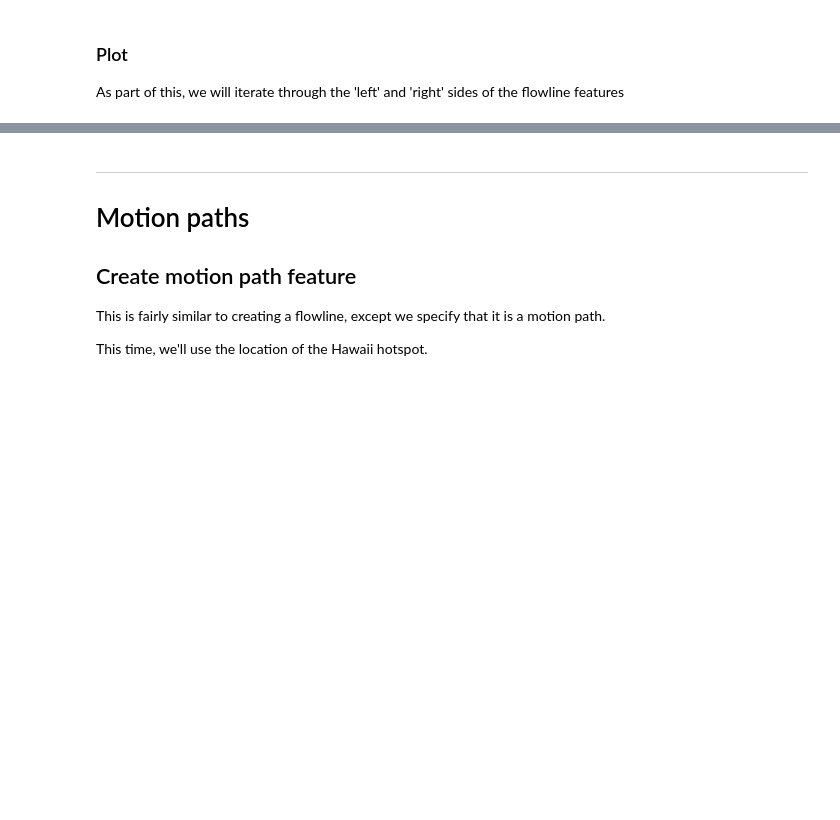
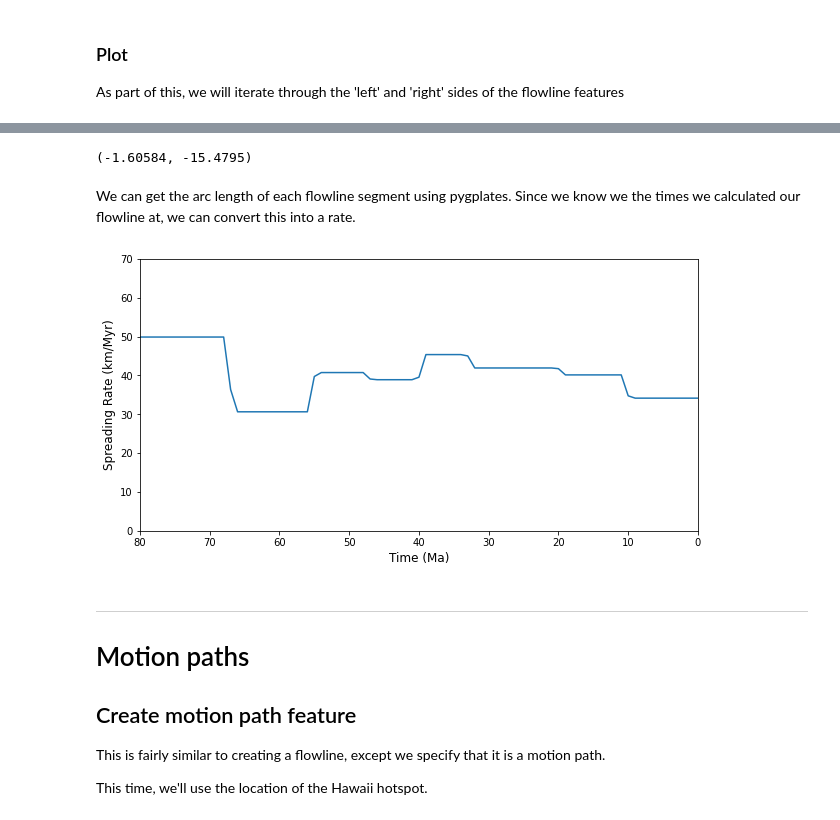
Before and after one commit to GPlates/pygplates-course-2022, a Jupyter notebook: 03-Motion-paths-and-flowlines.ipynb, the cells around one changed output, grey strips where cells are left out. Cells and saved outputs as stored; diff of their text form; code cells hidden in the pictures; blank space fills up the shorter version.

```diff
--- a/03-Motion-paths-and-flowlines.ipynb
+++ b/03-Motion-paths-and-flowlines.ipynb
@@ -218,3 +225,46 @@ plt.show()
+# %%
+point = pygplates.PointOnSphere(seed_points[0])
+
+# Create the flowline feature
+flowline_feature = pygplates.Feature.create_flowline(point, times, valid_time=(np.max(times), np.min(times)),
+                                                     left_plate=left_plate_ID, right_plate=right_plate_ID)
+
+# create an empty feature in which the reconstructed flowline geometries will be placed
+reconstructed_flowlines = []
+
+# call pygplates to generate the flowline feature
+pygplates.reconstruct(flowline_feature, rotation_model, reconstructed_flowlines, reconstruction_time,
+                      anchor_plate_id=0, reconstruct_type=pygplates.ReconstructType.flowline)
+# %%
+seed_points[0]
+# %% [output]
+(-1.60584, -15.4795)
+# %% [markdown]
+We can get the arc length of each flowline segment using pygplates. Since we know we the times we calculated our flowline at, we can convert this into a rate.
+# %%
+distance = []
+for reconstructed_motion_path in reconstructed_flowlines:
+    for segment in reconstructed_motion_path.get_left_flowline().get_segments():
+        distance.append(segment.get_arc_length() * pygplates.Earth.mean_radius_in_kms)
+
+# Get rate of motion as distance per Myr
+# need to multiply rate by 2, since flowlines give us half-spreading rate
+rate = (np.asarray(distance)/time_step ) * 2 # since we created the flowline at X increment
+
+# ---
+fig = plt.figure(figsize=(10,5))
+
+# plt.plot(times, velocity_magnitude, label='Calculated using velocities')
+plt.plot(times[:-1], rate)
+plt.xlabel('Time (Ma)', fontsize=12)
+plt.xlim(0, 80)
+plt.ylim(0, 70)
+plt.ylabel('Spreading Rate (km/Myr)', fontsize=12)
+plt.gca().invert_xaxis()
+
+plt.show()
+# %% [output]
+[figure, added]
 # %% [markdown]
 ---
 # Motion paths
```
Also changed, not shown: parts of 9 cells of this notebook.
